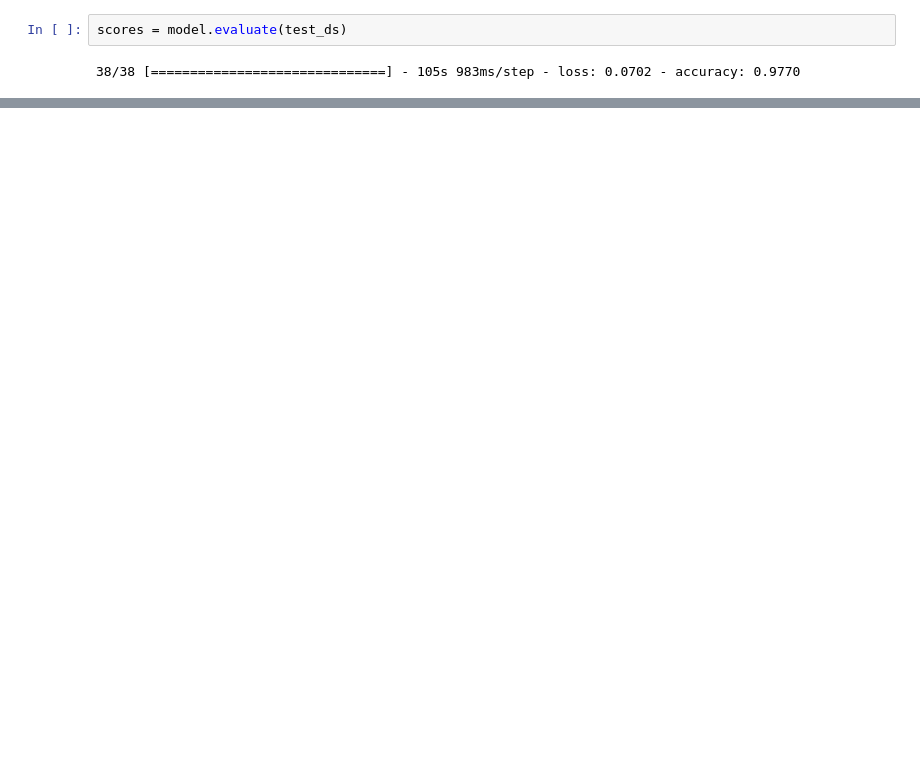
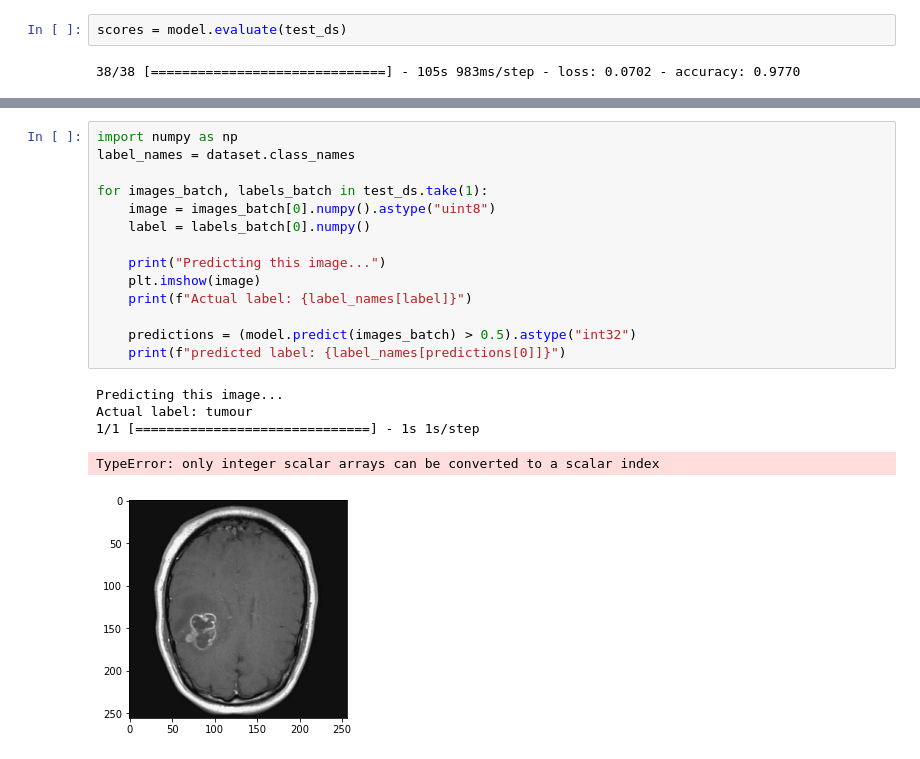
Before and after one commit to ifunanyaScript/Brain-tumour-diagnosis-app, a Jupyter notebook: notebooks/model_building.ipynb, the cells around one changed output, grey strips where cells are left out. Saved outputs shown, nothing was run; the diff lists cells and outputs as text; blank space fills up the shorter version.

```diff
--- a/notebooks/model_building.ipynb
+++ b/notebooks/model_building.ipynb
@@ -291,0 +292,20 @@ Let's play with the model
+# %%
+import numpy as np
+label_names = dataset.class_names
+
+for images_batch, labels_batch in test_ds.take(1):
+    image = images_batch[0].numpy().astype("uint8")
+    label = labels_batch[0].numpy()
+
+    print("Predicting this image...")
+    plt.imshow(image)
+    print(f"Actual label: {label_names[label]}")
+
+    predictions = (model.predict(images_batch) > 0.5).astype("int32")
+    print(f"predicted label: {label_names[predictions[0]]}")
+# %% [output]
+Predicting this image...
+Actual label: tumour
+1/1 [==============================] - 1s 1s/step
+TypeError: only integer scalar arrays can be converted to a scalar index
+[figure, added]
```
Also changed, not shown: parts of 28 cells of this notebook.
